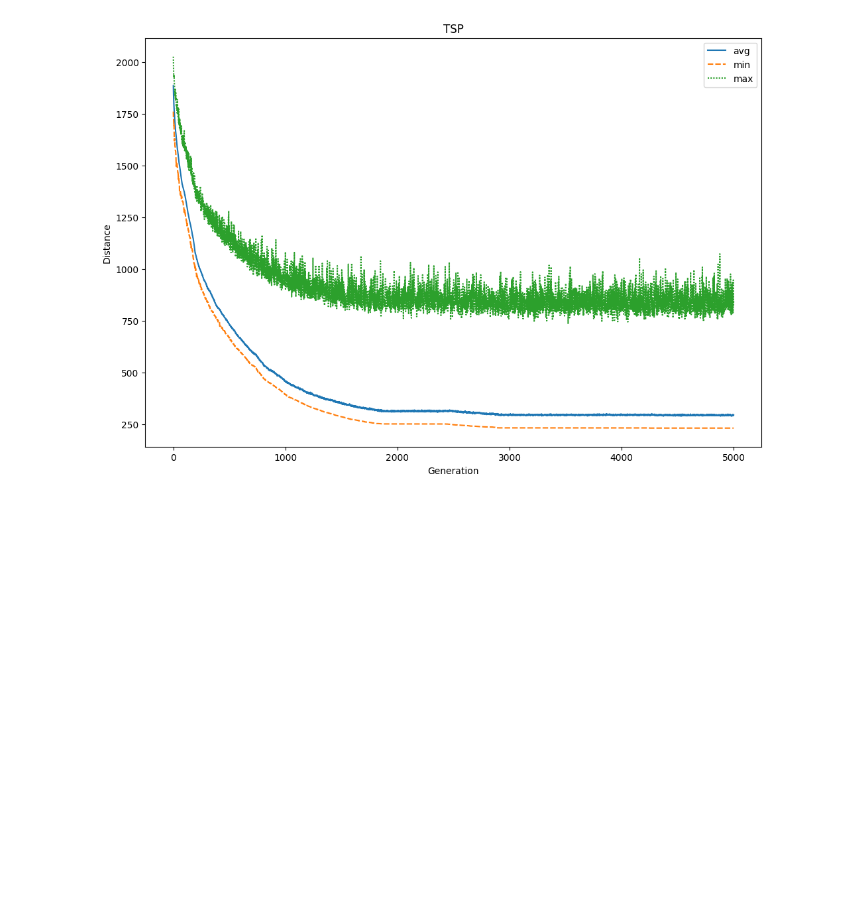
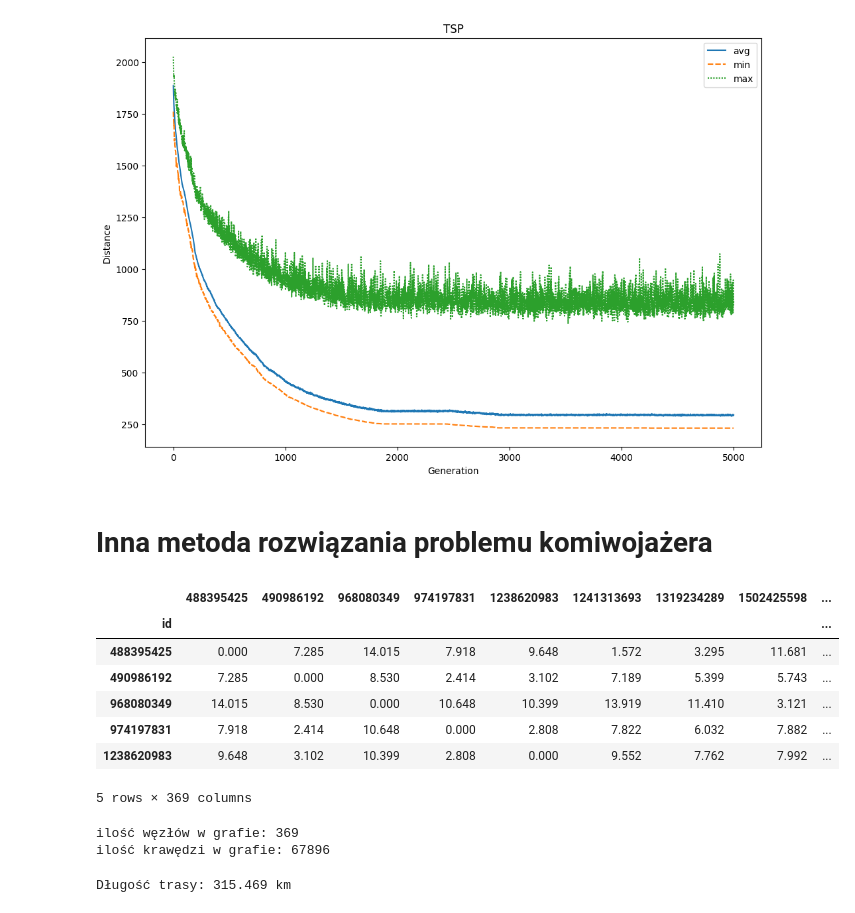
Before and after one commit to Krzysiaczek-kris/Algorytm-Genetyczny, a Jupyter notebook: TSP.ipynb, the cells around one changed output. Drawn from its saved outputs; the diff is of its cells as text; code cells hidden in the pictures; blank space fills up the shorter version.

Commit message:
Inna metoda rozwiązania TSP

```diff
--- a/TSP.ipynb
+++ b/TSP.ipynb
@@ -388,3 +390,41 @@ Time:  0h 59m 3s 263ms
 best_path_straight_line = hof[0]
 best_path_straight_line_df = pd.DataFrame(best_path_straight_line, columns=['id'])
 best_path_straight_line_df.to_csv('best_path_straight_line_5k_5k.csv', index=False)
+# %% [markdown]
+# Inna metoda rozwiązania problemu komiwojażera
+# %%
+distance_matrix_df = pd.read_csv('distance_matrix.csv', index_col = 0)
+distance_matrix_df = round(distance_matrix_df / 1000, 3)
+display(distance_matrix_df.head())
+
+distances = distance_matrix_df.values
+
+G = nx.Graph()
+for i in range(len(distances)):
+    for j in range(i+1, len(distances)):
+        G.add_edge(i, j, weight = distances[i][j])
+
+
+print("ilość węzłów w grafie:", G.number_of_nodes())
+print("ilość krawędzi w grafie:", G.number_of_edges())
+# %% [output]
+|  | 488395425 | 490986192 | 968080349 | 974197831 | 1238620983 | 1241313693 | 1319234289 | 1502425598 | ... |
+| id |  |  |  |  |  |  |  |  | ... |
+| 488395425 | 0.000 | 7.285 | 14.015 | 7.918 | 9.648 | 1.572 | 3.295 | 11.681 | ... |
+| 490986192 | 7.285 | 0.000 | 8.530 | 2.414 | 3.102 | 7.189 | 5.399 | 5.743 | ... |
+| 968080349 | 14.015 | 8.530 | 0.000 | 10.648 | 10.399 | 13.919 | 11.410 | 3.121 | ... |
+| 974197831 | 7.918 | 2.414 | 10.648 | 0.000 | 2.808 | 7.822 | 6.032 | 7.882 | ... |
+| 1238620983 | 9.648 | 3.102 | 10.399 | 2.808 | 0.000 | 9.552 | 7.762 | 7.992 | ... |
+5 rows × 369 columns
+ilość węzłów w grafie: 369
+ilość krawędzi w grafie: 67896
+# %%
+from networkx.algorithms.approximation import traveling_salesman_problem
+from networkx.utils import pairwise
+
+best_path = traveling_salesman_problem(G, cycle = False)
+total_weight = sum(G[u][v]['weight'] for u, v in pairwise(best_path))
+
+print("Długość trasy:", round(sum([G[u][v]['weight'] for u, v in zip(best_path, best_path[1:])]), 3), "km")
+# %% [output]
+Długość trasy: 315.469 km
```
Also changed, not shown: parts of 3 cells of this notebook, 1 other file.
